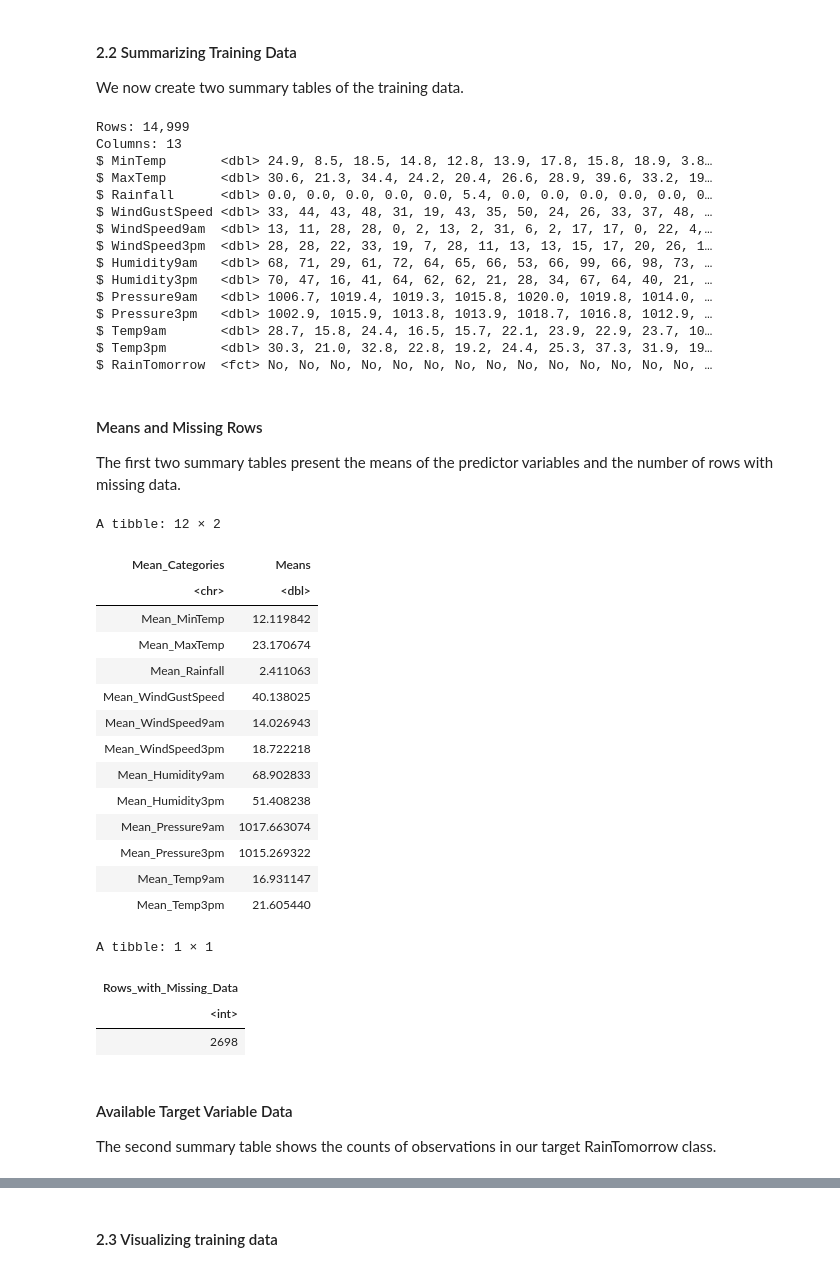
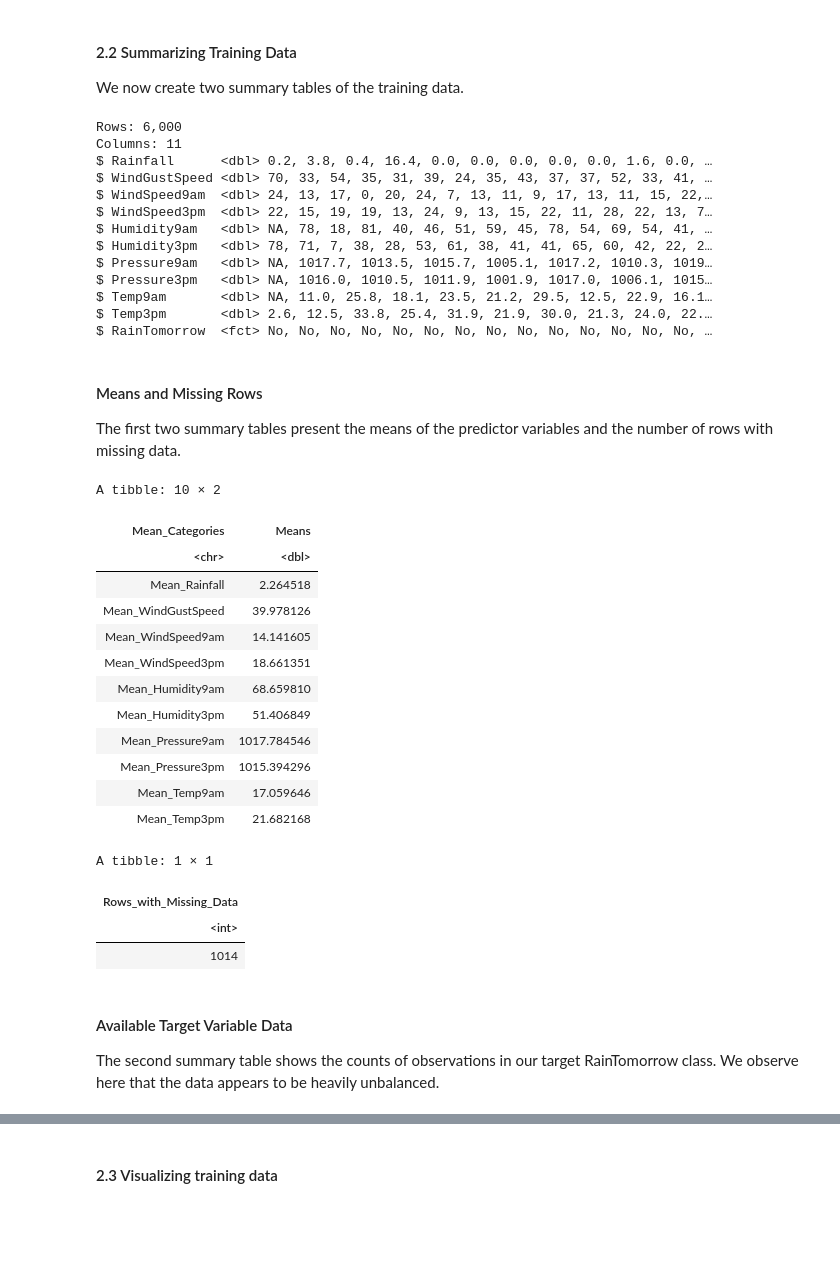
Before and after one commit to tqmemon/australia-rainfall-prediction, a Jupyter notebook: GroupReport.ipynb, the cells around one changed output, grey strips where cells are left out. Saved outputs shown, nothing was run; the diff lists cells and outputs as text; code cells hidden in the pictures; blank space fills up the shorter version.

```diff
--- a/GroupReport.ipynb
+++ b/GroupReport.ipynb
@@ -97,5 +84,5 @@ A data.frame: 23 × 2
 weather_data_clean <- weather_data_raw |>
                             select(-WindGustDir, -WindDir9am, -WindDir3pm, -RainToday, -Date, -Location) |>
                             select(-Sunshine, -Evaporation, -Cloud3pm, -Cloud9am) |>
+                            select(-MaxTemp, -MinTemp) |>
                             transform(RainTomorrow = as.factor(RainTomorrow))
-weather_data_clean
@@ -122,6 +89,6 @@ A data.frame: 145460 × 13
 # %%
 # Split training and testing sets
-weather_data_reduced <- sample_n(weather_data_clean, 20000)
+weather_data_reduced <- sample_n(weather_data_clean, 8000)
 weather_split <- initial_split(weather_data_reduced, prop = 0.75, strata = RainTomorrow)
 weather_train <- training(weather_split)
 weather_test <- testing(weather_split)
@@ -131,20 +98,18 @@ We now create two summary tables of the training data.
 # %%
 glimpse(weather_train)
 # %% [output]
-Rows: 14,999
-Columns: 13
-$ MinTemp       <dbl> 24.9, 8.5, 18.5, 14.8, 12.8, 13.9, 17.8, 15.8, 18.9, 3.8…
-$ MaxTemp       <dbl> 30.6, 21.3, 34.4, 24.2, 20.4, 26.6, 28.9, 39.6, 33.2, 19…
-$ Rainfall      <dbl> 0.0, 0.0, 0.0, 0.0, 0.0, 5.4, 0.0, 0.0, 0.0, 0.0, 0.0, 0…
-$ WindGustSpeed <dbl> 33, 44, 43, 48, 31, 19, 43, 35, 50, 24, 26, 33, 37, 48, …
-$ WindSpeed9am  <dbl> 13, 11, 28, 28, 0, 2, 13, 2, 31, 6, 2, 17, 17, 0, 22, 4,…
-$ WindSpeed3pm  <dbl> 28, 28, 22, 33, 19, 7, 28, 11, 13, 13, 15, 17, 20, 26, 1…
-$ Humidity9am   <dbl> 68, 71, 29, 61, 72, 64, 65, 66, 53, 66, 99, 66, 98, 73, …
-$ Humidity3pm   <dbl> 70, 47, 16, 41, 64, 62, 62, 21, 28, 34, 67, 64, 40, 21, …
-$ Pressure9am   <dbl> 1006.7, 1019.4, 1019.3, 1015.8, 1020.0, 1019.8, 1014.0, …
-$ Pressure3pm   <dbl> 1002.9, 1015.9, 1013.8, 1013.9, 1018.7, 1016.8, 1012.9, …
-$ Temp9am       <dbl> 28.7, 15.8, 24.4, 16.5, 15.7, 22.1, 23.9, 22.9, 23.7, 10…
-$ Temp3pm       <dbl> 30.3, 21.0, 32.8, 22.8, 19.2, 24.4, 25.3, 37.3, 31.9, 19…
+Rows: 6,000
+Columns: 11
+$ Rainfall      <dbl> 0.2, 3.8, 0.4, 16.4, 0.0, 0.0, 0.0, 0.0, 0.0, 1.6, 0.0, …
+$ WindGustSpeed <dbl> 70, 33, 54, 35, 31, 39, 24, 35, 43, 37, 37, 52, 33, 41, …
+$ WindSpeed9am  <dbl> 24, 13, 17, 0, 20, 24, 7, 13, 11, 9, 17, 13, 11, 15, 22,…
+$ WindSpeed3pm  <dbl> 22, 15, 19, 19, 13, 24, 9, 13, 15, 22, 11, 28, 22, 13, 7…
+$ Humidity9am   <dbl> NA, 78, 18, 81, 40, 46, 51, 59, 45, 78, 54, 69, 54, 41, …
+$ Humidity3pm   <dbl> 78, 71, 7, 38, 28, 53, 61, 38, 41, 41, 65, 60, 42, 22, 2…
+$ Pressure9am   <dbl> NA, 1017.7, 1013.5, 1015.7, 1005.1, 1017.2, 1010.3, 1019…
+$ Pressure3pm   <dbl> NA, 1016.0, 1010.5, 1011.9, 1001.9, 1017.0, 1006.1, 1015…
+$ Temp9am       <dbl> NA, 11.0, 25.8, 18.1, 23.5, 21.2, 29.5, 12.5, 22.9, 16.1…
+$ Temp3pm       <dbl> 2.6, 12.5, 33.8, 25.4, 31.9, 21.9, 30.0, 21.3, 24.0, 22.…
 $ RainTomorrow  <fct> No, No, No, No, No, No, No, No, No, No, No, No, No, No, …
 # %% [markdown]
 #### Means and Missing Rows
@@ -152,49 +117,45 @@ The first two summary tables present the means of the predictor variables and th
 # %%
 # Summary table of the mean of predictor variables and rows with missing data
 
 summary_weather_train <- weather_train|>
   summarize(
-    Mean_MinTemp = mean(MinTemp, na.rm = TRUE),
-    Mean_MaxTemp = mean(MaxTemp, na.rm = TRUE),
     Mean_Rainfall = mean(Rainfall, na.rm = TRUE),
     Mean_WindGustSpeed = mean(WindGustSpeed, na.rm = TRUE),
     Mean_WindSpeed9am = mean(WindSpeed9am, na.rm = TRUE),
     Mean_WindSpeed3pm = mean(WindSpeed3pm, na.rm = TRUE),
     Mean_Humidity9am = mean(Humidity9am, na.rm = TRUE),
     Mean_Humidity3pm = mean(Humidity3pm, na.rm = TRUE),
     Mean_Pressure9am = mean(Pressure9am, na.rm = TRUE),
     Mean_Pressure3pm = mean(Pressure3pm, na.rm = TRUE),
     Mean_Temp9am = mean(Temp9am, na.rm = TRUE),
     Mean_Temp3pm = mean(Temp3pm, na.rm = TRUE))|>
     as.data.frame() |>
     pivot_longer(cols=everything(), names_to="Mean_Categories", values_to="Means")
 summary_weather_train
 
 missing_data_table <- tibble(Rows_with_Missing_Data = sum(rowSums(is.na(weather_train)) > 0))
 missing_data_table
 # %% [output]
-A tibble: 12 × 2
+A tibble: 10 × 2
 | Mean_Categories | Means |
 | <chr> | <dbl> |
-| Mean_MinTemp | 12.119842 |
-| Mean_MaxTemp | 23.170674 |
-| Mean_Rainfall | 2.411063 |
-| Mean_WindGustSpeed | 40.138025 |
-| Mean_WindSpeed9am | 14.026943 |
-| Mean_WindSpeed3pm | 18.722218 |
-| Mean_Humidity9am | 68.902833 |
-| Mean_Humidity3pm | 51.408238 |
-| Mean_Pressure9am | 1017.663074 |
-| Mean_Pressure3pm | 1015.269322 |
-| Mean_Temp9am | 16.931147 |
-| Mean_Temp3pm | 21.605440 |
+| Mean_Rainfall | 2.264518 |
+| Mean_WindGustSpeed | 39.978126 |
+| Mean_WindSpeed9am | 14.141605 |
+| Mean_WindSpeed3pm | 18.661351 |
+| Mean_Humidity9am | 68.659810 |
+| Mean_Humidity3pm | 51.406849 |
+| Mean_Pressure9am | 1017.784546 |
+| Mean_Pressure3pm | 1015.394296 |
+| Mean_Temp9am | 17.059646 |
+| Mean_Temp3pm | 21.682168 |
 A tibble: 1 × 1
 | Rows_with_Missing_Data |
 | <int> |
-| 2698 |
+| 1014 |
 # %% [markdown]
 #### Available Target Variable Data
-The second summary table shows the counts of observations in our target RainTomorrow class.
+The second summary table shows the counts of observations in our target RainTomorrow class. We observe here that the data appears to be heavily unbalanced.
 # %%
 # Summary table for counts of RainTomorrow observation
 
```
Also changed, not shown: parts of 28 cells of this notebook.
